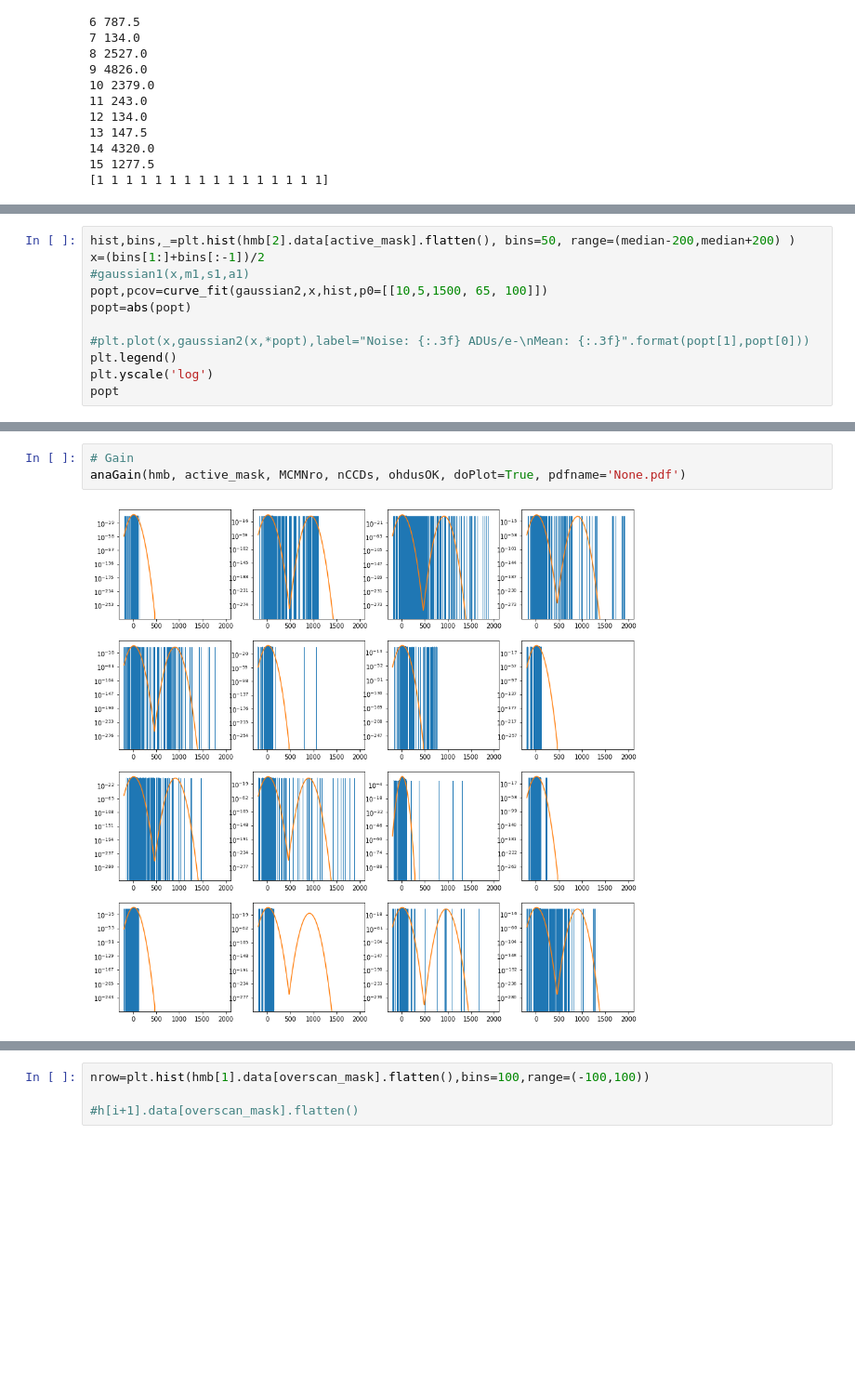
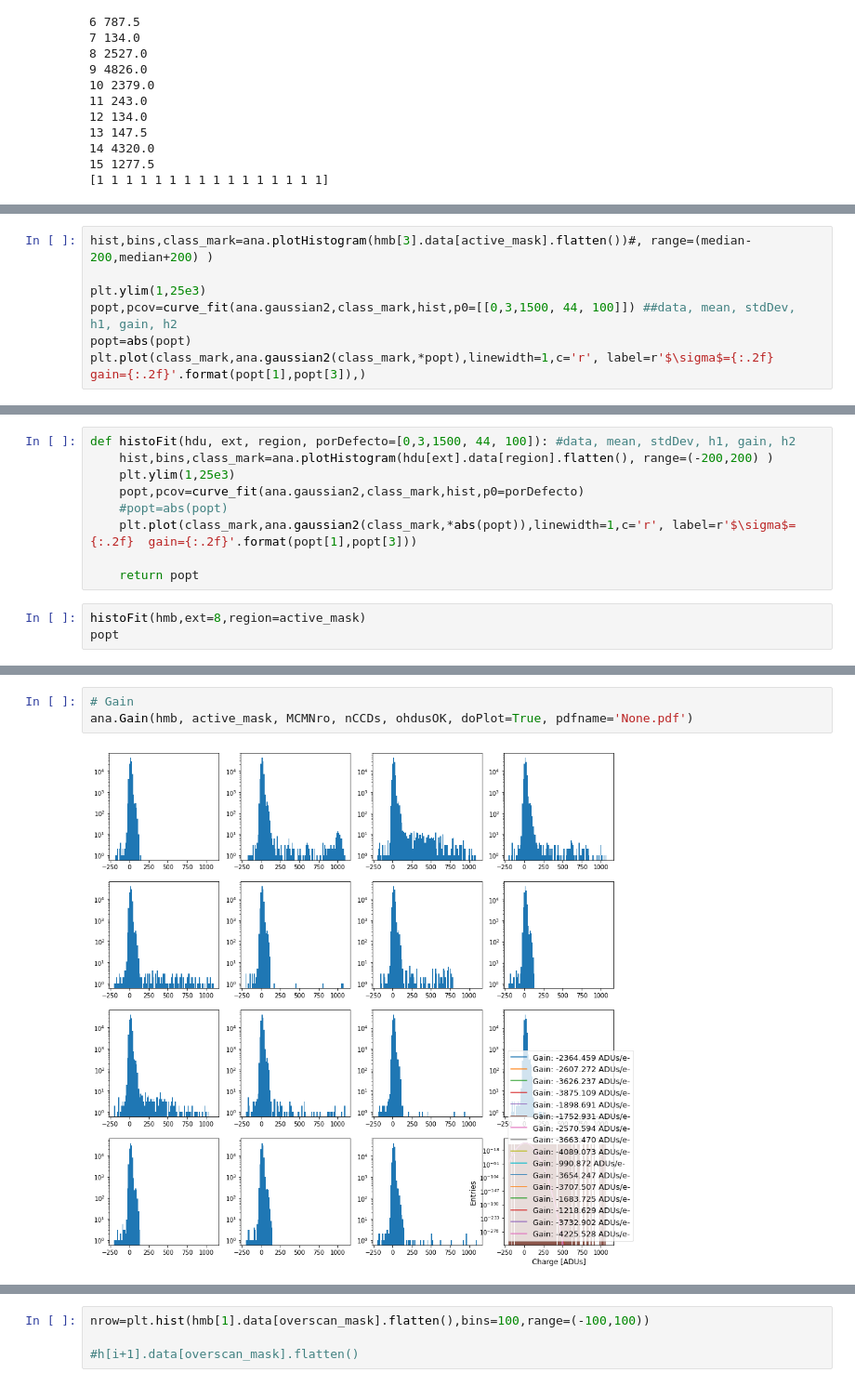
Before and after one commit to LabDet-Crio/BenchTest, a Jupyter notebook: crio_libs/AnaMCM_CONNIE.ipynb, the cells around one changed output, grey strips where cells are left out. Shown at 93% size. Saved outputs shown, nothing was run; the diff lists cells and outputs as text; blank space fills up the shorter version.

```diff
--- a/crio_libs/AnaMCM_CONNIE.ipynb
+++ b/crio_libs/AnaMCM_CONNIE.ipynb
@@ -596,12 +293,8 @@ noise
 # %%
-hist,bins,_=plt.hist(hmb[2].data[active_mask].flatten(), bins=50, range=(median-200,median+200) )
-x=(bins[1:]+bins[:-1])/2
-#gaussian1(x,m1,s1,a1)
-popt,pcov=curve_fit(gaussian2,x,hist,p0=[[10,5,1500, 65, 100]])
+hist,bins,class_mark=ana.plotHistogram(hmb[3].data[active_mask].flatten())#, range=(median-200,median+200) )
+
+plt.ylim(1,25e3)
+popt,pcov=curve_fit(ana.gaussian2,class_mark,hist,p0=[[0,3,1500, 44, 100]]) ##data, mean, stdDev, h1, gain, h2
 popt=abs(popt)
-
-#plt.plot(x,gaussian2(x,*popt),label="Noise: {:.3f} ADUs/e-\nMean: {:.3f}".format(popt[1],popt[0]))
-plt.legend()
-plt.yscale('log')
-popt
+plt.plot(class_mark,ana.gaussian2(class_mark,*popt),linewidth=1,c='r', label=r'$\sigma$={:.2f}  gain={:.2f}'.format(popt[1],popt[3]),)
 # %% [output]
@@ -611,0 +303,12 @@ array([1.62696311e+01, 1.25491530e+01, 2.62824673e+04, 6.45627580e+01,
+# %%
+def histoFit(hdu, ext, region, porDefecto=[0,3,1500, 44, 100]): #data, mean, stdDev, h1, gain, h2
+    hist,bins,class_mark=ana.plotHistogram(hdu[ext].data[region].flatten(), range=(-200,200) )
+    plt.ylim(1,25e3)
+    popt,pcov=curve_fit(ana.gaussian2,class_mark,hist,p0=porDefecto)
+    #popt=abs(popt)
+    plt.plot(class_mark,ana.gaussian2(class_mark,*abs(popt)),linewidth=1,c='r', label=r'$\sigma$={:.2f}  gain={:.2f}'.format(popt[1],popt[3]))
+
+    return popt
+# %%
+histoFit(hmb,ext=8,region=active_mask)
+popt
@@ -612,5 +319,5 @@ array([1.62696311e+01, 1.25491530e+01, 2.62824673e+04, 6.45627580e+01,
 # %%
 # Gain
-anaGain(hmb, active_mask, MCMNro, nCCDs, ohdusOK, doPlot=True, pdfname='None.pdf')
+ana.Gain(hmb, active_mask, MCMNro, nCCDs, ohdusOK, doPlot=True, pdfname='None.pdf')
 # %% [output]
-[figure, old version]
+[figure, new version]
```
Also changed, not shown: parts of 14 cells of this notebook, 1 other file.
